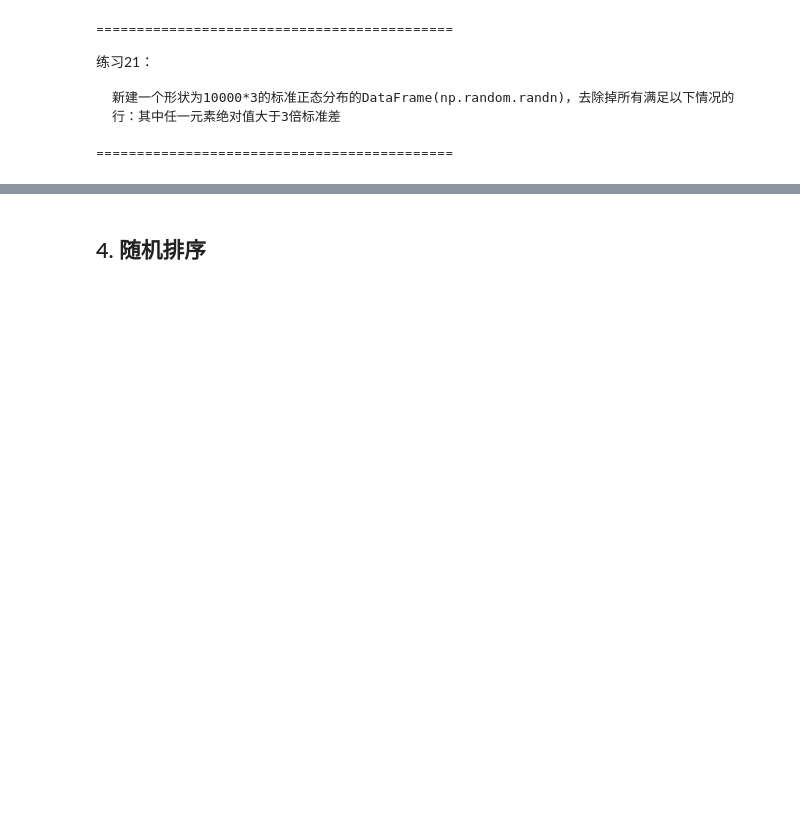
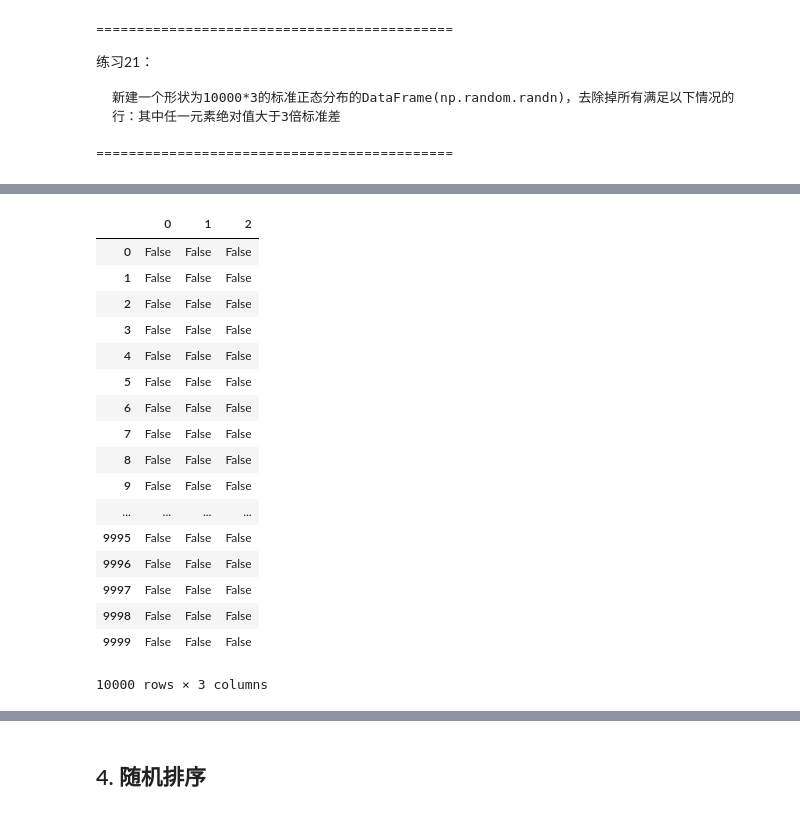
Before and after one commit to Lucar-Yulasise/Datanalyze_notebook, a Jupyter notebook: day05/5-pandas/code/5-pandas_data_process.ipynb, the cells around one changed output, grey strips where cells are left out. Cells and saved outputs as stored; diff of their text form; code cells hidden in the pictures; blank space fills up the shorter version.

```diff
--- a/day05/5-pandas/code/5-pandas_data_process.ipynb
+++ b/day05/5-pandas/code/5-pandas_data_process.ipynb
@@ -34,0 +391,22 @@ from pandas import Series,DataFrame
+# %%
+cond = np.abs(df) > df.std()*3
+cond
+# %% [output]
+|  | 0 | 1 | 2 |
+| 0 | False | False | False |
+| 1 | False | False | False |
+| 2 | False | False | False |
+| 3 | False | False | False |
+| 4 | False | False | False |
+| 5 | False | False | False |
+| 6 | False | False | False |
+| 7 | False | False | False |
+| 8 | False | False | False |
+| 9 | False | False | False |
+| ... | ... | ... | ... |
+| 9995 | False | False | False |
+| 9996 | False | False | False |
+| 9997 | False | False | False |
+| 9998 | False | False | False |
+| 9999 | False | False | False |
+10000 rows × 3 columns
```
Also changed, not shown: parts of 66 cells of this notebook, 2 other files.
